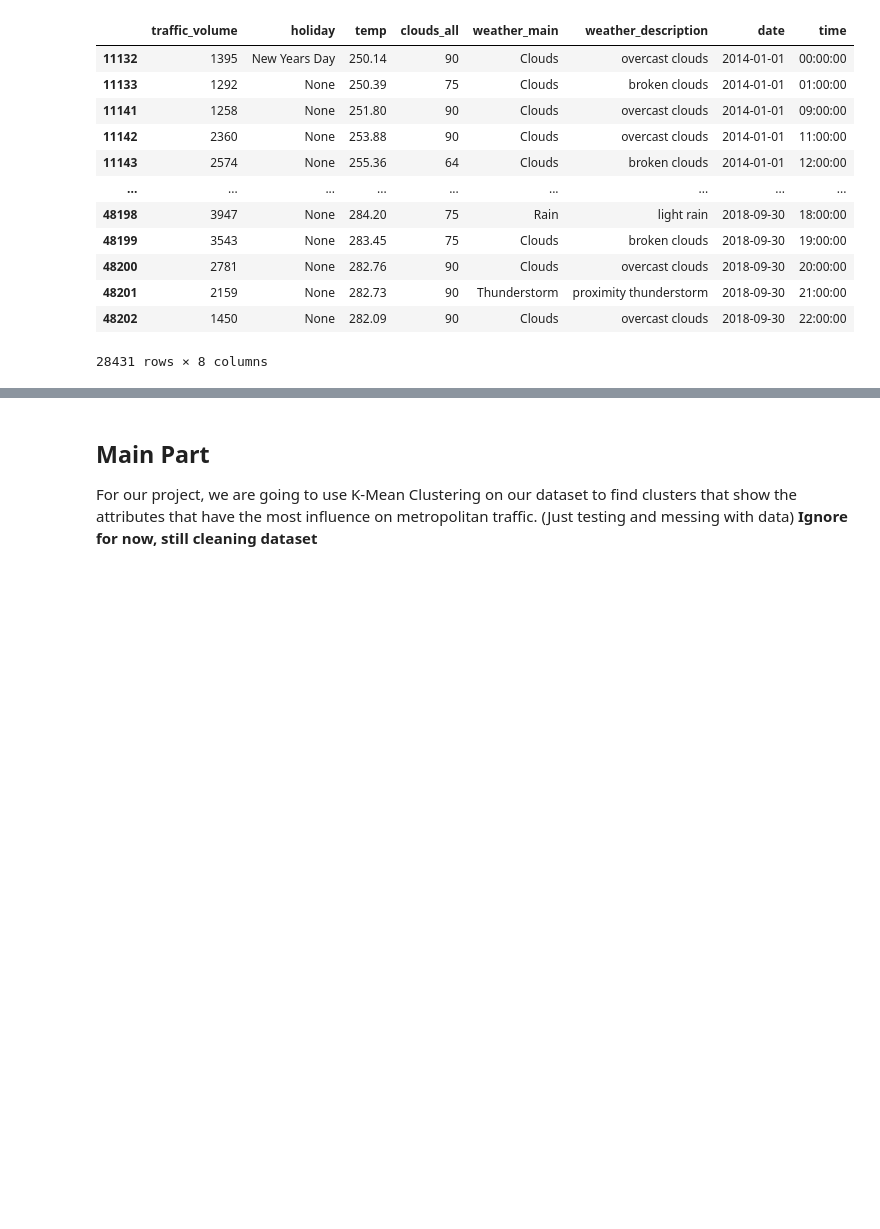
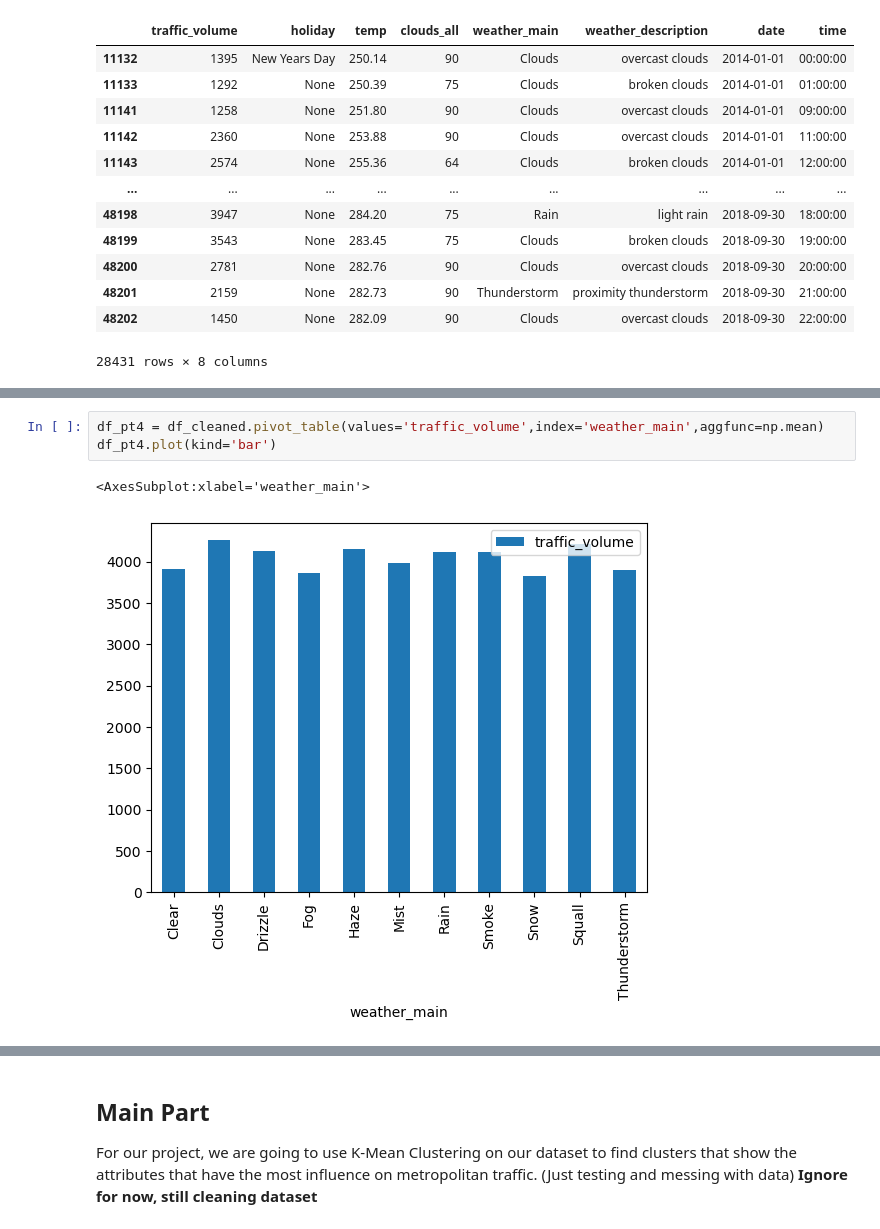
Before and after one commit to Nullfex/CS_105_FinalProject, a Jupyter notebook: CS105 Final Project EDA.ipynb, the cells around one changed output, grey strips where cells are left out. Drawn from its saved outputs; the diff is of its cells as text; blank space fills up the shorter version.

```diff
--- a/CS105 Final Project EDA.ipynb
+++ b/CS105 Final Project EDA.ipynb
@@ -216,0 +238,6 @@ df_cleaned
+# %%
+df_pt4 = df_cleaned.pivot_table(values='traffic_volume',index='weather_main',aggfunc=np.mean)
+df_pt4.plot(kind='bar')
+# %% [output]
+<AxesSubplot:xlabel='weather_main'>
+[figure, added]
```
Also changed, not shown: parts of 18 cells of this notebook.
